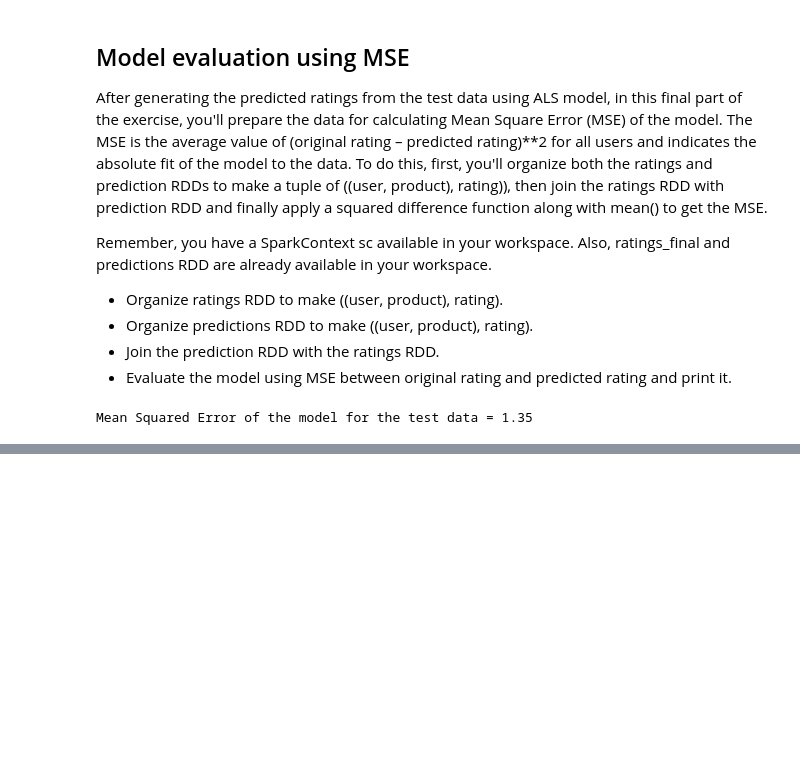
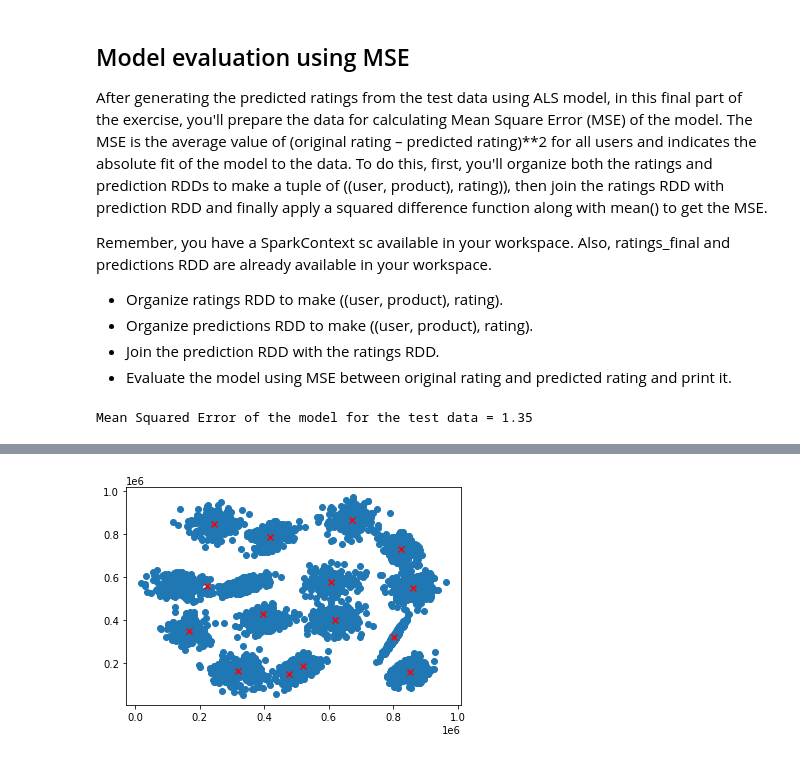
Before and after one commit to eeeds/Big-Data-wih-PySpark, a Jupyter notebook: code/practica.ipynb, the cells around one changed output, grey strips where cells are left out. Saved outputs shown, nothing was run; the diff lists cells and outputs as text; code cells hidden in the pictures; blank space fills up the shorter version.

```diff
--- a/code/practica.ipynb
+++ b/code/practica.ipynb
@@ -881,0 +985,14 @@ Mean Squared Error of the model for the test data = 1.35
+# %%
+file_path = '5000_points.txt'
+# %%
+# Load the dataset into an RDD
+clusterRDD = sc.textFile(file_path)
+
+# Split the RDD based on tab
+rdd_split = clusterRDD.map(lambda x: x.split("\t"))
+
+# Transform the split RDD by creating a list of integers
+rdd_split_int = rdd_split.map(lambda x: [int(x[0]), int(x[1])])
+
+# Count the number of rows in RDD
+print("There are {} rows in the rdd_split_int dataset".format(rdd_split_int.count()))
@@ -881,0 +1011,12 @@ Mean Squared Error of the model for the test data = 1.35
+# %%
+from pyspark.mllib.clustering import KMeans
+# Train the model with clusters from 13 to 16 and compute WSSSE
+from math import sqrt
+def error(point):
+    center = model.centers[model.predict(point)]
+    return sqrt(sum([x**2 for x in (point -center)]))
+
+for clst in range(13, 17):
+    model = KMeans.train(rdd_split_int, clst, seed=1)
+    WSSSE = rdd_split_int.map(lambda point: error(point)).reduce(lambda x, y: x + y)
+    print("The cluster {} has Within Set Sum of Squared Error {}".format(clst, WSSSE))
@@ -881,0 +1028,6 @@ Mean Squared Error of the model for the test data = 1.35
+# %%
+# Train the model again with the best k
+model = KMeans.train(rdd_split_int, k=15, seed=1)
+
+# Get cluster centers
+cluster_centers = model.clusterCenters
@@ -881,0 +1045,15 @@ Mean Squared Error of the model for the test data = 1.35
+# %%
+import pandas as pd
+import matplotlib.pyplot as plt
+# Convert rdd_split_int RDD into Spark DataFrame and then to Pandas DataFrame
+rdd_split_int_df_pandas = spark.createDataFrame(rdd_split_int, schema=["col1", "col2"]).toPandas()
+
+# Convert cluster_centers to a pandas DataFrame
+cluster_centers_pandas = pd.DataFrame(cluster_centers, columns=["col1", "col2"])
+
+# Create an overlaid scatter plot of clusters and centroids
+plt.scatter(rdd_split_int_df_pandas["col1"], rdd_split_int_df_pandas["col2"])
+plt.scatter(cluster_centers_pandas["col1"], cluster_centers_pandas["col2"], color="red", marker="x")
+plt.show()
+# %% [output]
+[figure, added]
```
Also changed, not shown: parts of 13 cells of this notebook, 1 other file.
